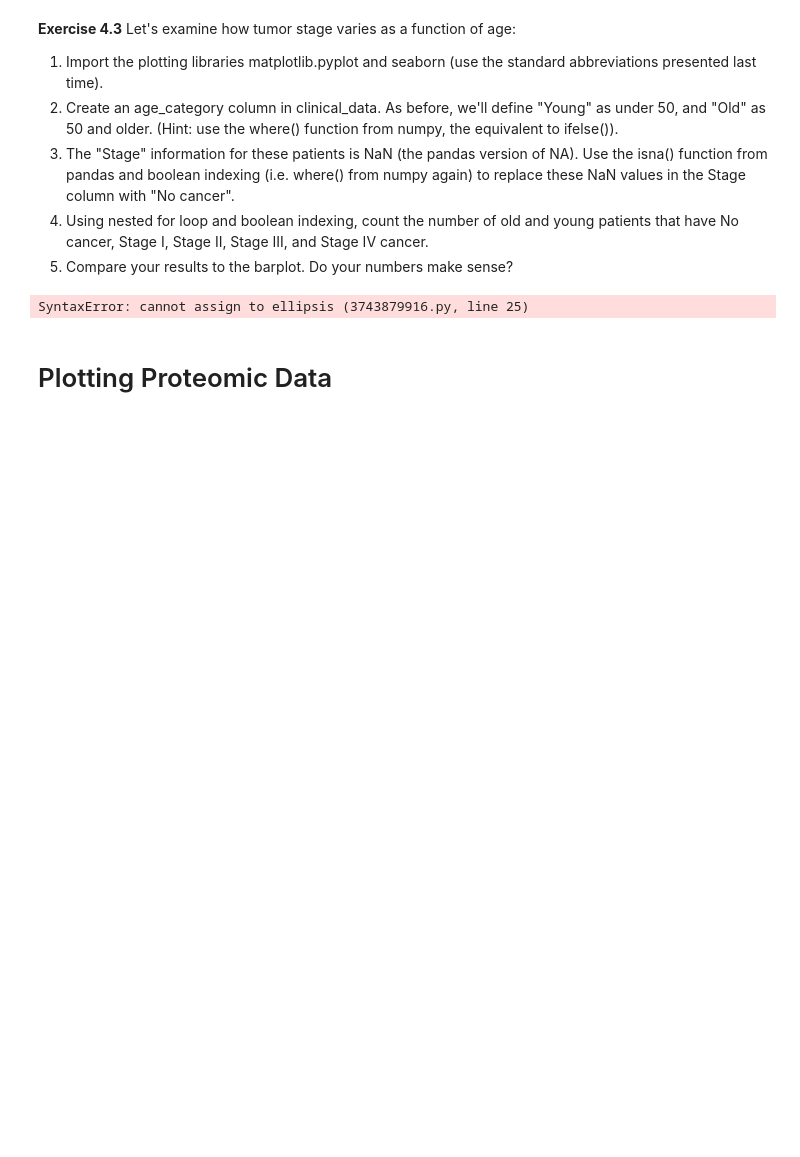
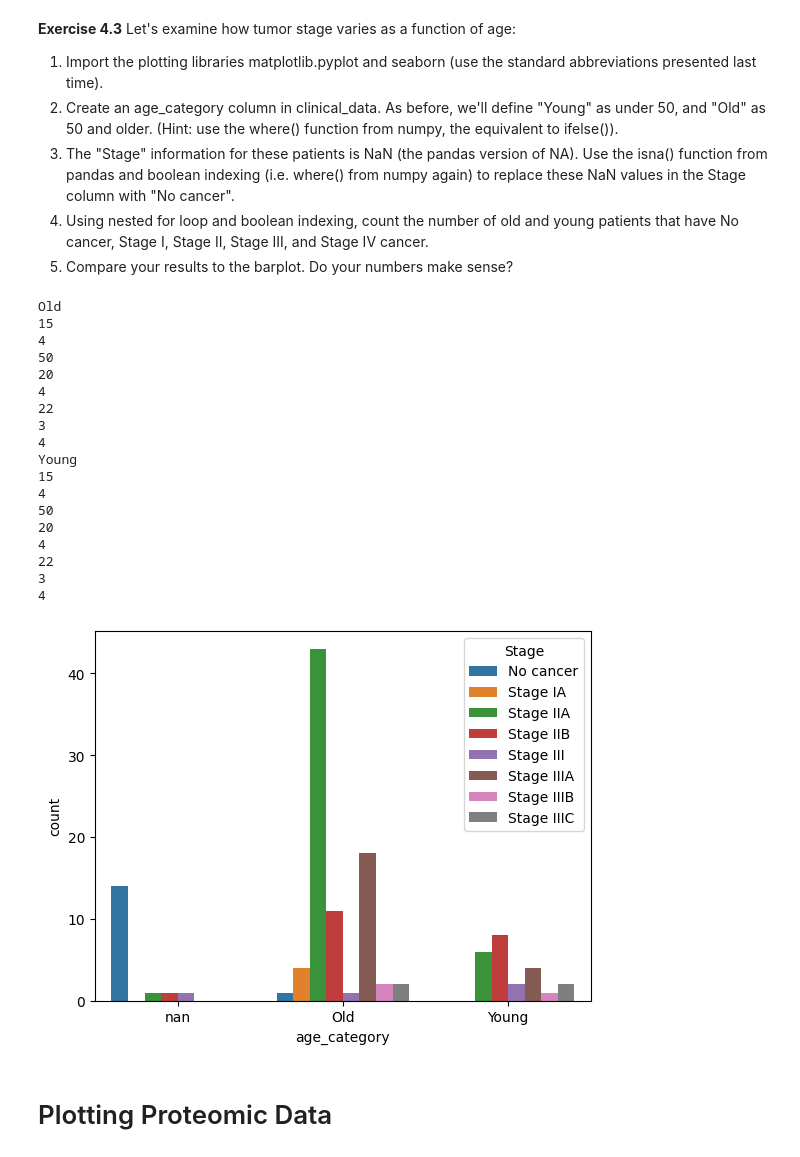
Before and after one commit to luciazhxng/qbio_490_lucia, a Jupyter notebook: week10_python/Intro_to_CPTAC.ipynb, the cells around one changed output. Drawn from its saved outputs; the diff is of its cells as text; code cells hidden in the pictures; blank space fills up the shorter version.

```diff
--- a/week10_python/Intro_to_CPTAC.ipynb
+++ b/week10_python/Intro_to_CPTAC.ipynb
@@ -398,44 +398,65 @@ import matplotlib.pyplot as plt
 import seaborn as sns
 
 # 2. Create the age_category column in clinical_data
-age_categories = np.where(clinical_data.loc[:, 'Age'] >=50, 'Old',
-                         np.where(clinical_data.loc[:, 'Age']) < 50, 'Young', np.nan)
-nan_mask = clinical_data.loc[:, 'Stage'] == "nan"
+clinical_data["age_category"] = np.where(clinical_data.loc[:, 'Age'] >=50, 'Old',
+                         np.where(clinical_data.loc[:, 'Age'] < 50, 'Young', np.nan))
+# nan_mask = clinical_data.loc[:, 'Stage'] == "nan"
 
 
 # 3. Replace NaN with No cancer
+na_mask = clinical_data.loc[:, 'Stage'].isna()
 
-
+clinical_data.loc[na_mask, 'Stage'] = 'No cancer'
 
 ## this will programatically get all the stages in order
 stage_categories = np.unique(clinical_data.loc[:, 'Stage'])
 assert(np.all(stage_categories == ['No cancer', 'Stage IA', 'Stage IIA', 'Stage IIB',
                                     'Stage III', 'Stage IIIA', 'Stage IIIB', 'Stage IIIC']))
 
 # 4. Loop through all the stage categories and count
 
 for age_cat in ["Old", "Young"]: # first get the old data, then the young data
     print(age_cat)
-    # fill this in with the cancer category:
-    for ...:
+    subset_df= clinical_data[clinical_data['age_category'] == age_cat]
+    for stage in ['No cancer', 'Stage IA', 'Stage IIA', 'Stage IIB', 'Stage III', 'Stage IIIA', 'Stage IIIB', 'Stage IIIC']:
+        print((clinical_data['Stage'] == stage).sum())
+
         # 1. create a subset of the data frame with the old/young patients
         # 2. count the number of patients with the stage of cancer and print
 
 
 
 # 5. A sample barplot to compare your results
 clinical_data_copy = clinical_data
 clinical_data_copy["Stage"] = np.where(pd.isna(clinical_data["Stage"]), "No cancer", clinical_data["Stage"])
 sns.countplot(
     x = "age_category",
     hue = "Stage",
     hue_order = stage_categories,
     data = clinical_data_copy
 )
 
 plt.show()
 # %% [output]
-SyntaxError: cannot assign to ellipsis (3743879916.py, line 25)
+Old
+15
+4
+50
+20
+4
+22
+3
+4
+Young
+15
+4
+50
+20
+4
+22
+3
+4
+[figure, added]
 # %% [markdown]
 # Plotting Proteomic Data
 # %% [markdown]
```
